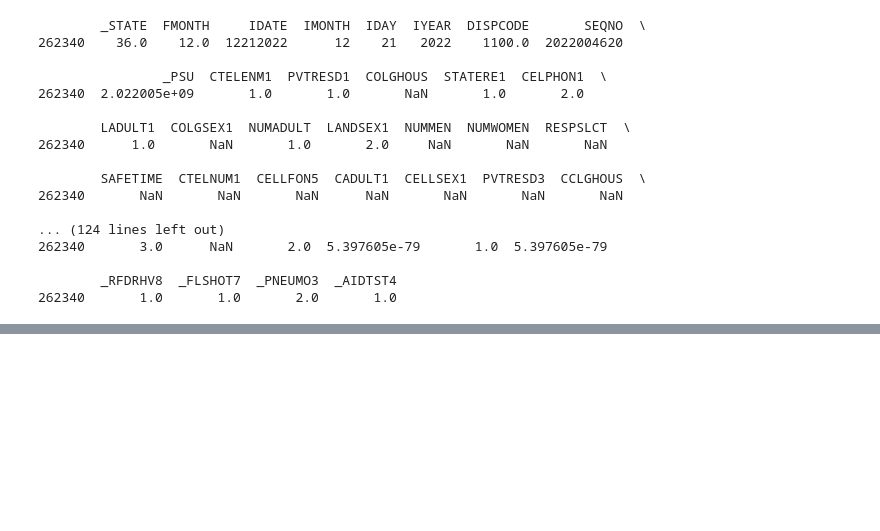
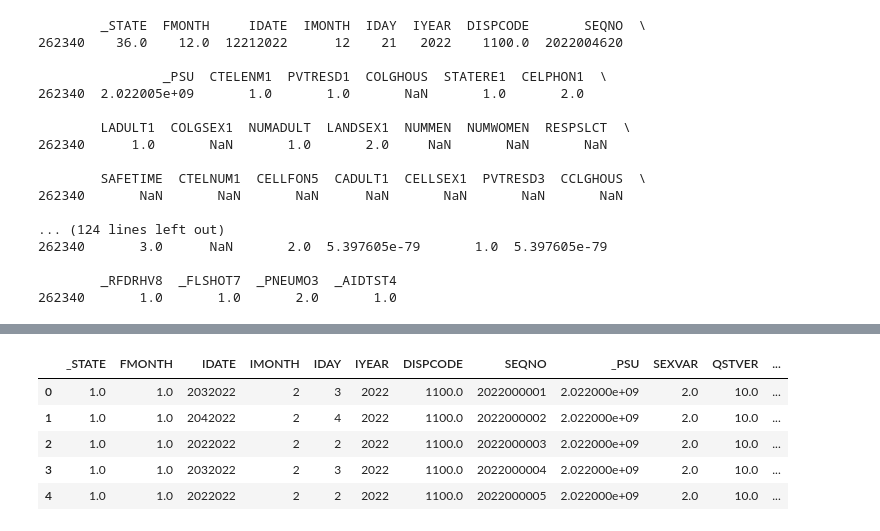
Before and after one commit to ldwilker10/predicting_obesity, a Jupyter notebook: draft_brfss2022.ipynb, the cells around one changed output, grey strips where cells are left out. Cells and saved outputs as stored; diff of their text form; code cells hidden in the pictures; blank space fills up the shorter version.

```diff
--- a/draft_brfss2022.ipynb
+++ b/draft_brfss2022.ipynb
@@ -323,0 +1066,6 @@ print(df.sample(1))
+# %%
+# Dropping na values
+
+df_without_na = df.dropna(axis = 1)
+
+print(df_without_na.info())
@@ -323,0 +1090,9 @@ print(df.sample(1))
+# %%
+df_without_na.head()
+# %% [output]
+|  | _STATE | FMONTH | IDATE | IMONTH | IDAY | IYEAR | DISPCODE | SEQNO | _PSU | SEXVAR | QSTVER | ... |
+| 0 | 1.0 | 1.0 | 2032022 | 2 | 3 | 2022 | 1100.0 | 2022000001 | 2.022000e+09 | 2.0 | 10.0 | ... |
+| 1 | 1.0 | 1.0 | 2042022 | 2 | 4 | 2022 | 1100.0 | 2022000002 | 2.022000e+09 | 2.0 | 10.0 | ... |
+| 2 | 1.0 | 1.0 | 2022022 | 2 | 2 | 2022 | 1100.0 | 2022000003 | 2.022000e+09 | 2.0 | 10.0 | ... |
+| 3 | 1.0 | 1.0 | 2032022 | 2 | 3 | 2022 | 1100.0 | 2022000004 | 2.022000e+09 | 2.0 | 10.0 | ... |
+| 4 | 1.0 | 1.0 | 2022022 | 2 | 2 | 2022 | 1100.0 | 2022000005 | 2.022000e+09 | 2.0 | 10.0 | ... |
```
Also changed, not shown: parts of 6 cells of this notebook.
